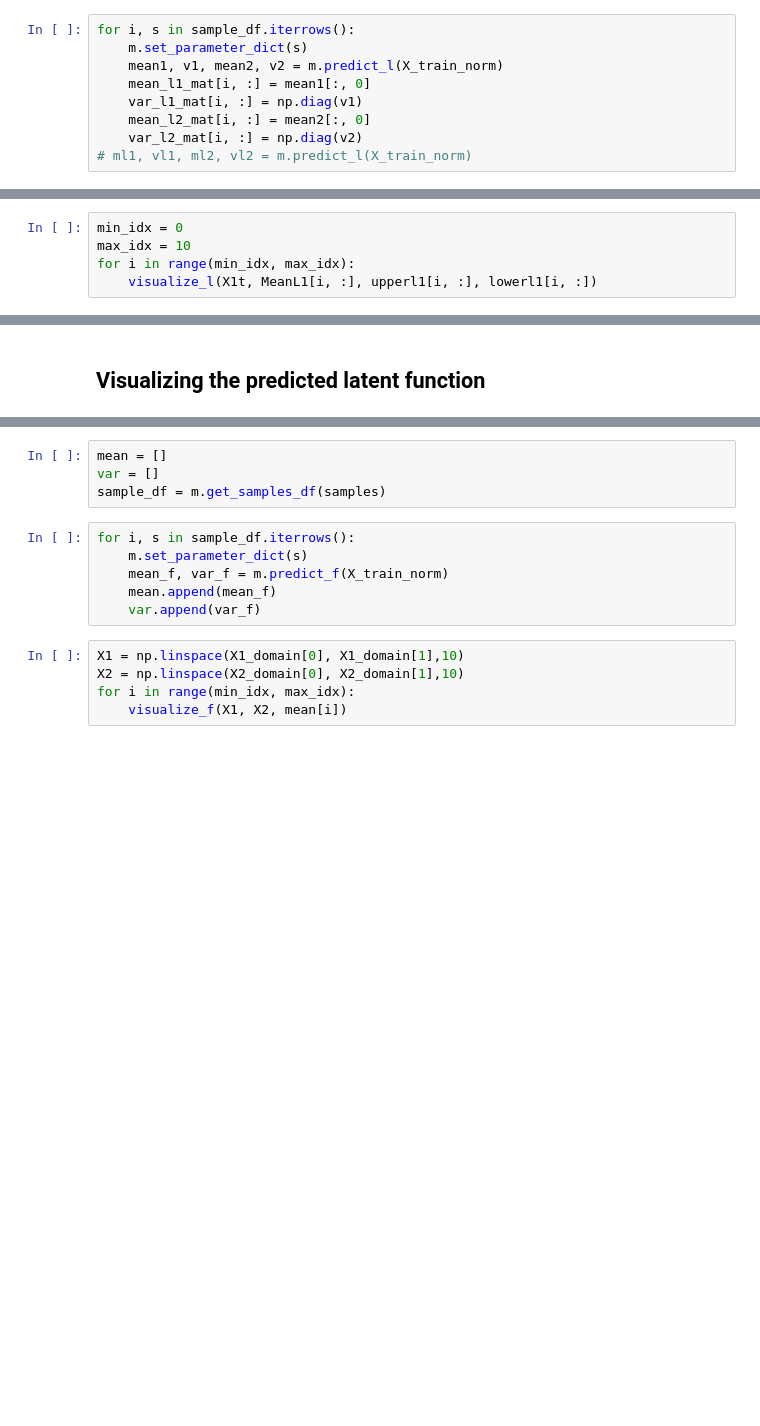
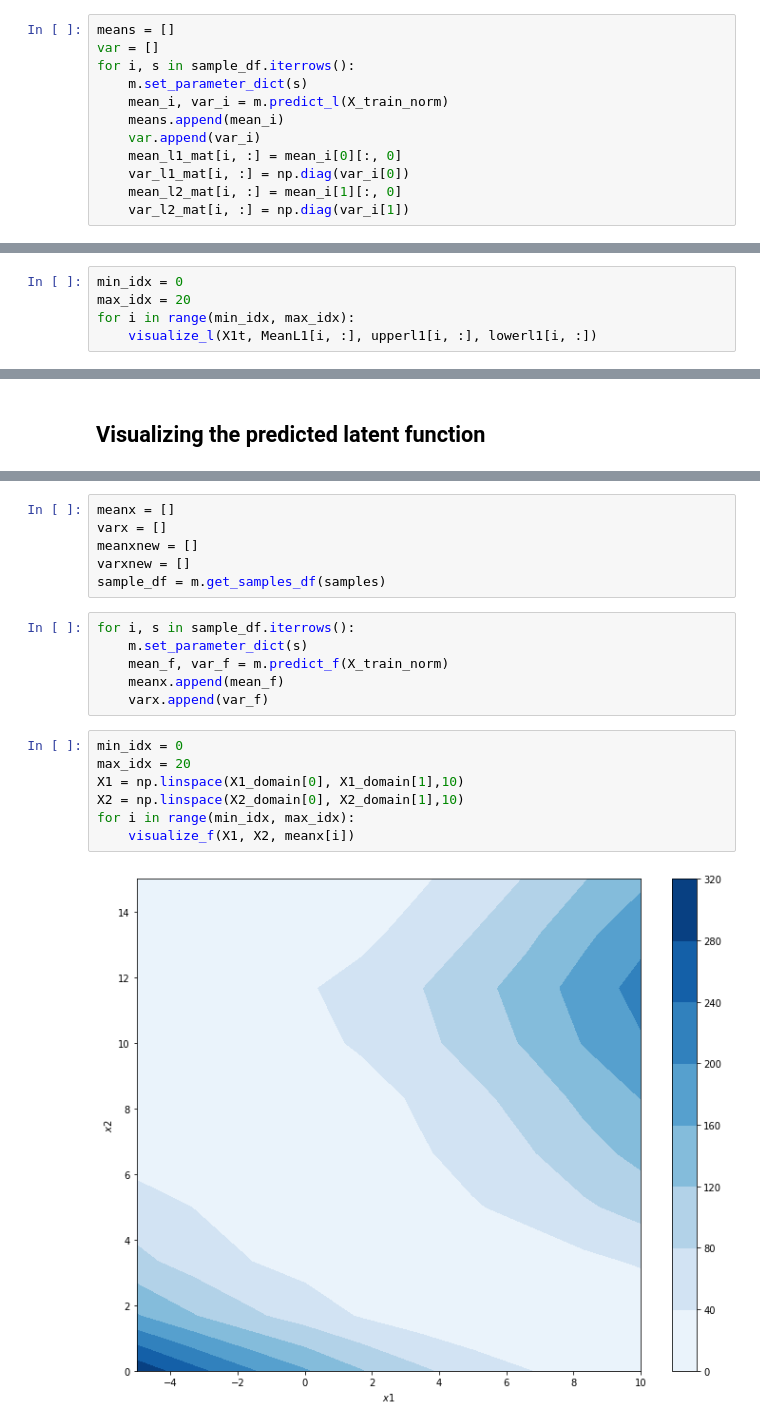
Before and after one commit to nawalgao/AdaptiveGPFlow, a Jupyter notebook: notebooks/adaptl_2D.ipynb, the cells around one changed output, grey strips where cells are left out. Saved outputs shown, nothing was run; the diff lists cells and outputs as text; blank space fills up the shorter version.

Commit message:
done cleaning build_predict_f

```diff
--- a/notebooks/adaptl_2D.ipynb
+++ b/notebooks/adaptl_2D.ipynb
@@ -125,11 +102,14 @@ mean_l2_mat = np.ndarray((samples.shape[0], X_train_norm.shape[0]))
 var_l2_mat = np.ndarray((samples.shape[0], X_train_norm.shape[0]))
 sample_df = m.get_samples_df(samples)
 # %%
+means = []
+var = []
 for i, s in sample_df.iterrows():
     m.set_parameter_dict(s)
-    mean1, v1, mean2, v2 = m.predict_l(X_train_norm)
-    mean_l1_mat[i, :] = mean1[:, 0]
-    var_l1_mat[i, :] = np.diag(v1)
-    mean_l2_mat[i, :] = mean2[:, 0]
-    var_l2_mat[i, :] = np.diag(v2)
-# ml1, vl1, ml2, vl2 = m.predict_l(X_train_norm)
+    mean_i, var_i = m.predict_l(X_train_norm)
+    means.append(mean_i)
+    var.append(var_i)
+    mean_l1_mat[i, :] = mean_i[0][:, 0]
+    var_l1_mat[i, :] = np.diag(var_i[0])
+    mean_l2_mat[i, :] = mean_i[1][:, 0]
+    var_l2_mat[i, :] = np.diag(var_i[1])
@@ -146,7 +124,7 @@ upperl2 = np.exp(mean_l2_mat + 2 * np.sqrt(var_l2_mat))
 # UpperL1 = np.exp(upper1)
 # %%
 min_idx = 0
-max_idx = 10
+max_idx = 20
 for i in range(min_idx, max_idx):
     visualize_l(X1t, MeanL1[i, :], upperl1[i, :], lowerl1[i, :])
 # %%
@@ -175,17 +148,23 @@ def visualize_f(X1, X2, M):
     plt.ylabel('$x2$')
     return
 # %%
-mean = []
-var = []
+meanx = []
+varx = []
+meanxnew = []
+varxnew = []
 sample_df = m.get_samples_df(samples)
 # %%
 for i, s in sample_df.iterrows():
     m.set_parameter_dict(s)
     mean_f, var_f = m.predict_f(X_train_norm)
-    mean.append(mean_f)
-    var.append(var_f)
+    meanx.append(mean_f)
+    varx.append(var_f)
 # %%
+min_idx = 0
+max_idx = 20
 X1 = np.linspace(X1_domain[0], X1_domain[1],10)
 X2 = np.linspace(X2_domain[0], X2_domain[1],10)
 for i in range(min_idx, max_idx):
-    visualize_f(X1, X2, mean[i])
+    visualize_f(X1, X2, meanx[i])
+# %% [output]
+[figure, added]
```
Also changed, not shown: parts of 7 cells of this notebook, 2 other files.
